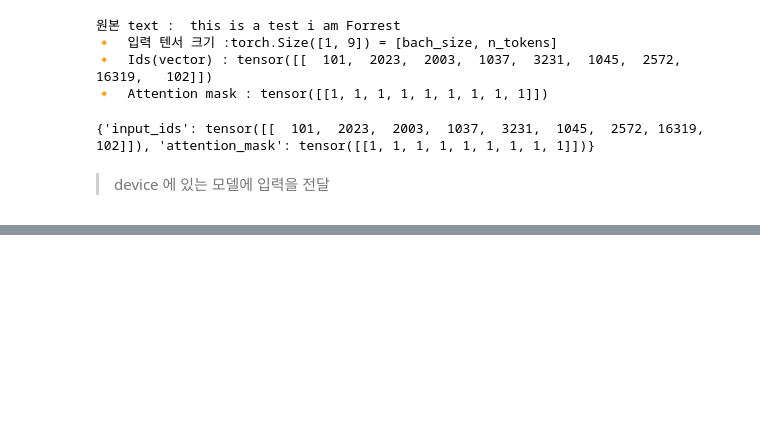
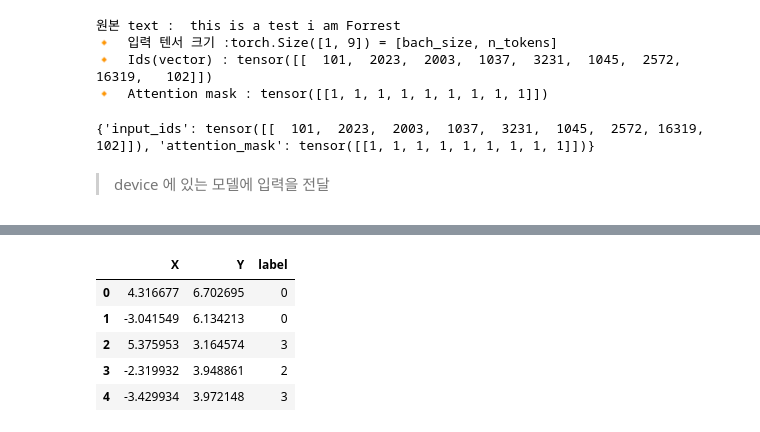
Before and after one commit to rhkddud0310/HaruSijack, a Jupyter notebook: DataAnalysis/Analysis/Crawl/04.NLP 개발.ipynb, the cells around one changed output, grey strips where cells are left out. Saved outputs shown, nothing was run; the diff lists cells and outputs as text; code cells hidden in the pictures; blank space fills up the shorter version.

```diff
--- a/DataAnalysis/Analysis/Crawl/04.NLP 개발.ipynb
+++ b/DataAnalysis/Analysis/Crawl/04.NLP 개발.ipynb
@@ -182,0 +245,19 @@ def
+# %%
+## 함수화
+def extract_hidden_states(batch):
+    # 모델 입력을 GPU 로 옮깁니다.
+    inputs = {k:v.to(device) for k,v in batch.items() if k in tokenizer.model_input_names}
+    # 마지막 은닉  상태 추출
+
+    with torch.no_grad():
+        last_hidden_state = model(**input).last_hiden_state
+
+    print(yellow(f"📌 ㅡ  Model output[last hidden state]"))
+    print( "  \t",last_hidden_state)
+    print(yellow(f"📌 - Model output size[last hidden state] \n\t"),outputs.last_hidden_state.size())
+    # 은닉상태 텐ㅅ서 크기
+    # [batch_size, n_tokens, hidden_dim ] -> 768 개의 벡터가 생성됨
+    print(yellow(f"📌 - 문자열 첫 문자의 은닉상태 \n\t"),last_hidden_state.last_hidden_state[:,0].size())
+    print(red(f"📌 - [CLS] 토큰에 대한 벡터를 반환합니다 . \n\t"))
+    ## [CLS] 토큰에 대한 벡터를 반환합니다 .
+    return {"hidden_state": last_hidden_state[:,0].cpu().numpy()}
@@ -182,0 +502,21 @@ def
+# %%
+from umap import UMAP
+
+from sklearn.preprocessing import MinMaxScaler
+# 특성 스케일을 [0,1] 범위로 정규화 합니다.
+X_scaled = MinMaxScaler().fit_transform(X_train)
+# UMAP 객체를 생성하고 훈련합니다.
+mapper = UMAP(n_components= 2, metric = 'cosine').fit(X_scaled)
+# 정규화된 feature 에서 cosine metric 을통해 feature 2개로 만들어냄 -> embadding!
+
+# 2D 임베딩의 데이터 프레임을 만듭니다.
+df_emb = pd.DataFrame(mapper.embedding_, columns = ['X','Y'])
+df_emb['label'] = y_train
+df_emb.head()
+# %% [output]
+|  | X | Y | label |
+| 0 | 4.316677 | 6.702695 | 0 |
+| 1 | -3.041549 | 6.134213 | 0 |
+| 2 | 5.375953 | 3.164574 | 3 |
+| 3 | -2.319932 | 3.948861 | 2 |
+| 4 | -3.429934 | 3.972148 | 3 |
```
Also changed, not shown: parts of 29 cells of this notebook, 5 other files.
